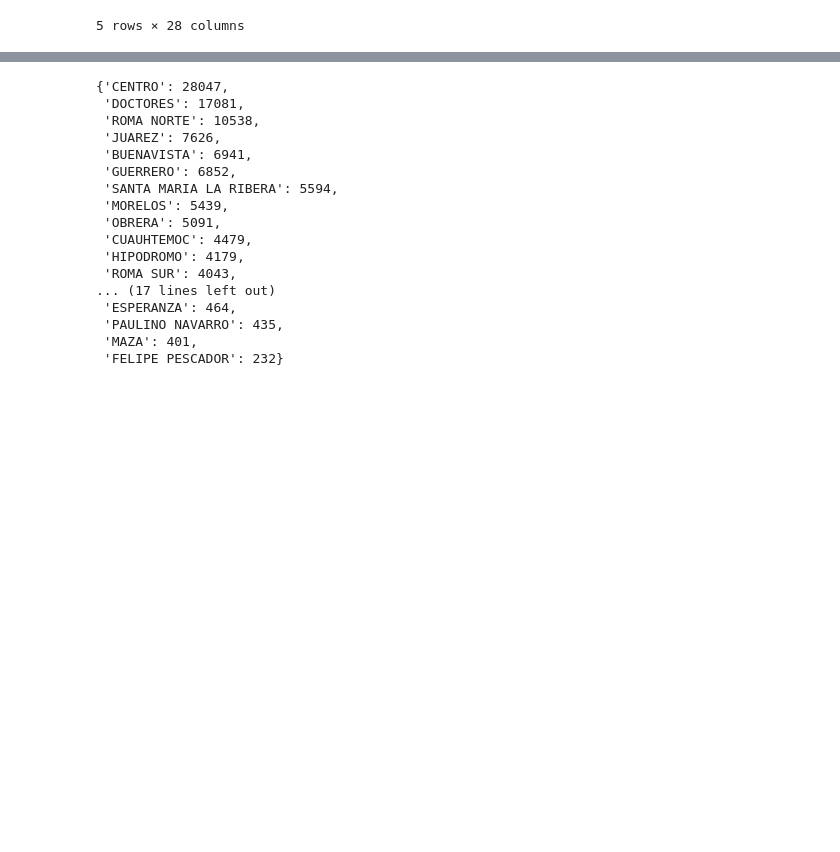
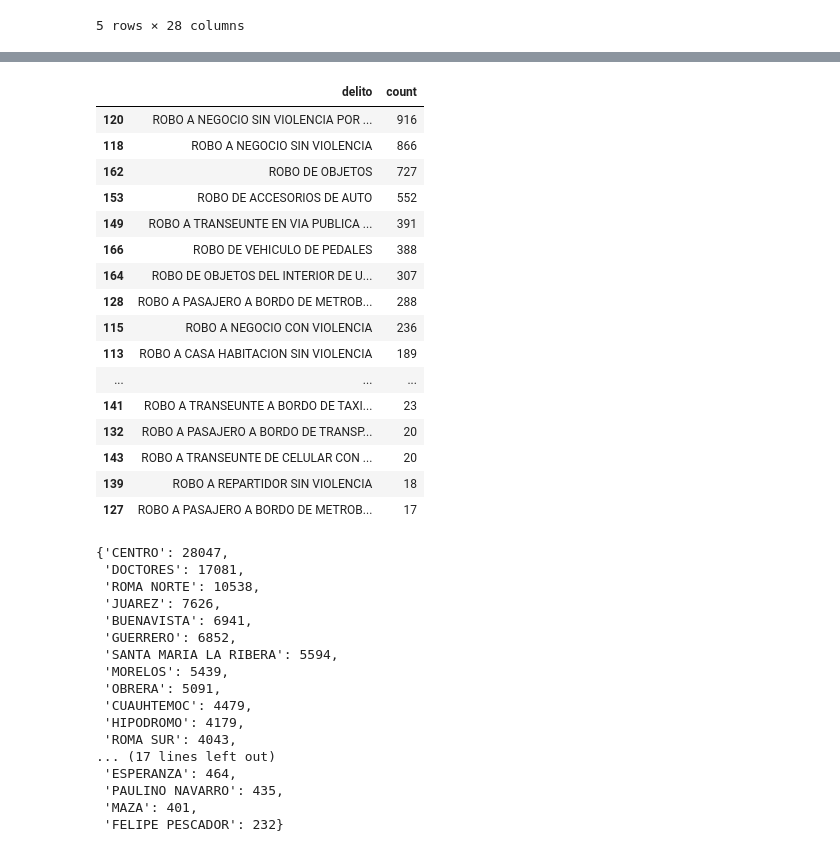
Before and after one commit to marcocasillas91/sdc-security, a Jupyter notebook: notebooks/5_cuau_visualizations.ipynb, the cells around one changed output, grey strips where cells are left out. Saved outputs shown, nothing was run; the diff lists cells and outputs as text; code cells hidden in the pictures; blank space fills up the shorter version.

```diff
--- a/notebooks/5_cuau_visualizations.ipynb
+++ b/notebooks/5_cuau_visualizations.ipynb
@@ -24,0 +50,7 @@ cuau.head()
+# %%
+#cuau['colonia'].unique()
+t=cuau[cuau['colonia'].isin( ['BUENAVISTA', 'SANTA MARIA LA RIBERA'])]
+t2 =t.groupby('delito').agg(count=('delito', 'count'))
+t2.reset_index(inplace =True)
+t2=t2.sort_values(by='count', ascending = False)
+t2
@@ -25,3 +71,25 @@ cuau.head()
+# %%
+t3 = t2[t2.delito.str.contains('ROBO')]
+robos = t3.delito.unique()
+t3.head(30)
+# %% [output]
+|  | delito | count |
+| 120 | ROBO A NEGOCIO SIN VIOLENCIA POR ... | 916 |
+| 118 | ROBO A NEGOCIO SIN VIOLENCIA | 866 |
+| 162 | ROBO DE OBJETOS | 727 |
+| 153 | ROBO DE ACCESORIOS DE AUTO | 552 |
+| 149 | ROBO A TRANSEUNTE EN VIA PUBLICA ... | 391 |
+| 166 | ROBO DE VEHICULO DE PEDALES | 388 |
+| 164 | ROBO DE OBJETOS DEL INTERIOR DE U... | 307 |
+| 128 | ROBO A PASAJERO A BORDO DE METROB... | 288 |
+| 115 | ROBO A NEGOCIO CON VIOLENCIA | 236 |
+| 113 | ROBO A CASA HABITACION SIN VIOLENCIA | 189 |
+| ... | ... | ... |
+| 141 | ROBO A TRANSEUNTE A BORDO DE TAXI... | 23 |
+| 132 | ROBO A PASAJERO A BORDO DE TRANSP... | 20 |
+| 143 | ROBO A TRANSEUNTE DE CELULAR CON ... | 20 |
+| 139 | ROBO A REPARTIDOR SIN VIOLENCIA | 18 |
+| 127 | ROBO A PASAJERO A BORDO DE METROB... | 17 |
 # %%
 #Counting crimes in district Cuauhtemoc
 colonias_crimes = {item: (cuau['colonia'] == str(item)).sum() for item in cuau.colonia.unique()}
```
Also changed, not shown: parts of 10 cells of this notebook.
